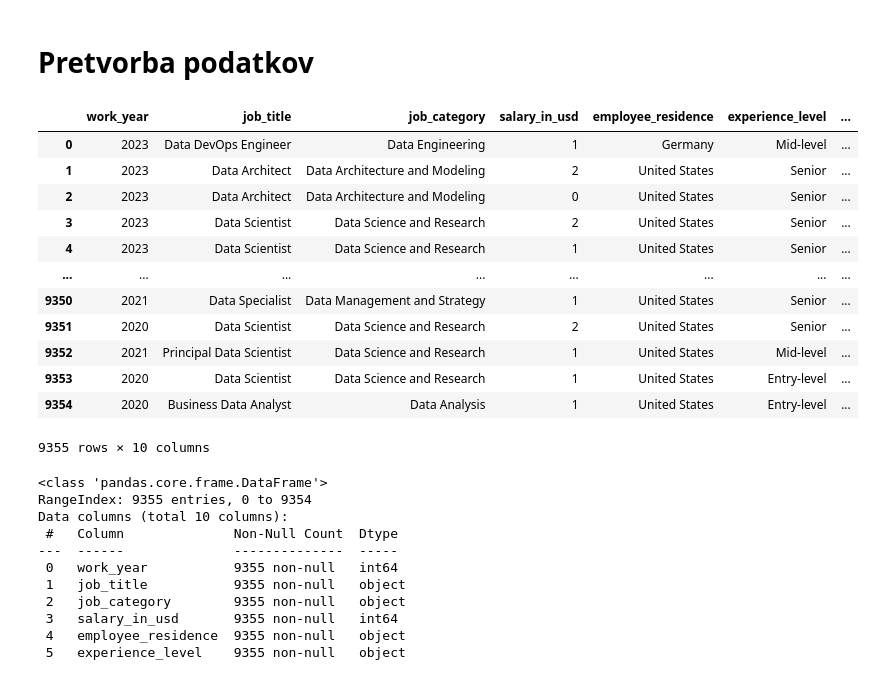
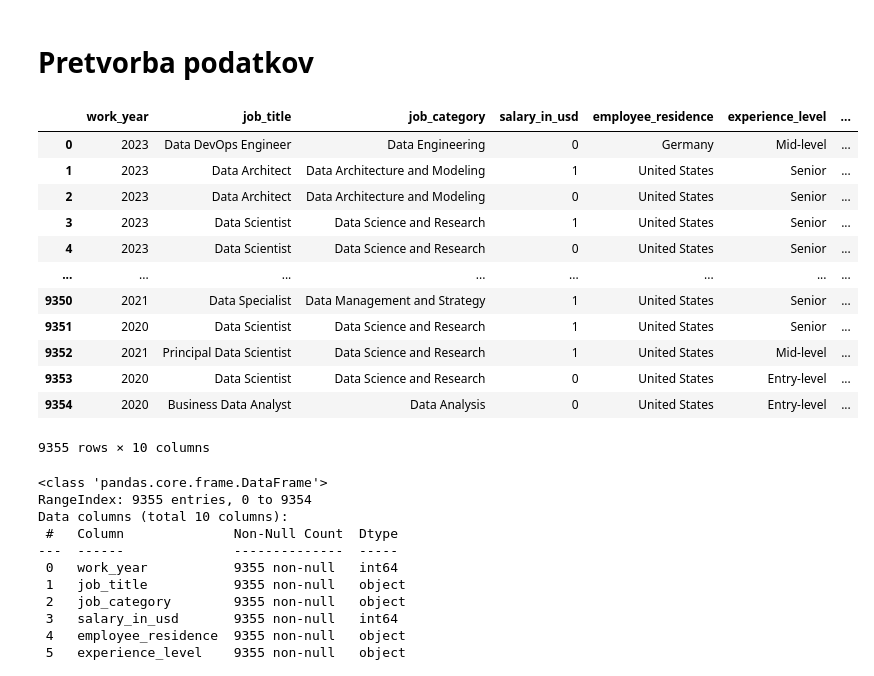
Before and after one commit to StrajnarFilip/UISU-projektna-naloga, a Jupyter notebook: naloga.ipynb, the cells around one changed output. Saved outputs shown, nothing was run; the diff lists cells and outputs as text; code cells hidden in the pictures.

```diff
--- a/naloga.ipynb
+++ b/naloga.ipynb
@@ -29,36 +34,36 @@ data
 # %%
 # Odstranim valuto in vrednost plače, saj imam plačo že podano v USD.
 data = data.drop(columns=['salary_currency', 'salary'])
-data['salary_in_usd'] = data['salary_in_usd'].map(lambda salary: 2 if salary > 180_000 else (1 if salary > 90_000 else 0))
+# Če je letna plača višja od 150.000, smatramo da je plača visoka (1), drugače je nizka (0).
+data['salary_in_usd'] = data['salary_in_usd'].map(lambda salary: 1 if salary > 150_000 else  0)
 
 # Kategorične podatke označim kot kategorične.
 # Funkcija pandas.get_dummies tip 'object' avtomatsko vzame kot kategorijo,
 # če pustimo 'columns' atribut prazen.
-"""
-data['job_title'] = data['job_title'].astype('category')
-data['job_category'] = data['job_category'].astype('category')
-data['employee_residence'] = data['employee_residence'].astype('category')
-data['experience_level'] = data['experience_level'].astype('category')
-data['employment_type'] = data['employment_type'].astype('category')
-data['company_location'] = data['company_location'].astype('category')
-data['company_size'] = data['company_size'].astype('category')
-data['work_setting'] = data['work_setting'].astype('category')
-"""
+
+# data['job_title'] = data['job_title'].astype('category')
+# data['job_category'] = data['job_category'].astype('category')
+# data['employee_residence'] = data['employee_residence'].astype('category')
+# data['experience_level'] = data['experience_level'].astype('category')
+# data['employment_type'] = data['employment_type'].astype('category')
+# data['company_location'] = data['company_location'].astype('category')
+# data['company_size'] = data['company_size'].astype('category')
+# data['work_setting'] = data['work_setting'].astype('category')
 
 data
 # %% [output]
 |  | work_year | job_title | job_category | salary_in_usd | employee_residence | experience_level | ... |
-| 0 | 2023 | Data DevOps Engineer | Data Engineering | 1 | Germany | Mid-level | ... |
-| 1 | 2023 | Data Architect | Data Architecture and Modeling | 2 | United States | Senior | ... |
+| 0 | 2023 | Data DevOps Engineer | Data Engineering | 0 | Germany | Mid-level | ... |
+| 1 | 2023 | Data Architect | Data Architecture and Modeling | 1 | United States | Senior | ... |
 | 2 | 2023 | Data Architect | Data Architecture and Modeling | 0 | United States | Senior | ... |
-| 3 | 2023 | Data Scientist | Data Science and Research | 2 | United States | Senior | ... |
-| 4 | 2023 | Data Scientist | Data Science and Research | 1 | United States | Senior | ... |
+| 3 | 2023 | Data Scientist | Data Science and Research | 1 | United States | Senior | ... |
+| 4 | 2023 | Data Scientist | Data Science and Research | 0 | United States | Senior | ... |
 | ... | ... | ... | ... | ... | ... | ... | ... |
 | 9350 | 2021 | Data Specialist | Data Management and Strategy | 1 | United States | Senior | ... |
-| 9351 | 2020 | Data Scientist | Data Science and Research | 2 | United States | Senior | ... |
+| 9351 | 2020 | Data Scientist | Data Science and Research | 1 | United States | Senior | ... |
 | 9352 | 2021 | Principal Data Scientist | Data Science and Research | 1 | United States | Mid-level | ... |
-| 9353 | 2020 | Data Scientist | Data Science and Research | 1 | United States | Entry-level | ... |
-| 9354 | 2020 | Business Data Analyst | Data Analysis | 1 | United States | Entry-level | ... |
+| 9353 | 2020 | Data Scientist | Data Science and Research | 0 | United States | Entry-level | ... |
+| 9354 | 2020 | Business Data Analyst | Data Analysis | 0 | United States | Entry-level | ... |
 9355 rows × 10 columns
 # %%
 data.info()
```
Also changed, not shown: parts of 19 cells of this notebook, 1 other file.
